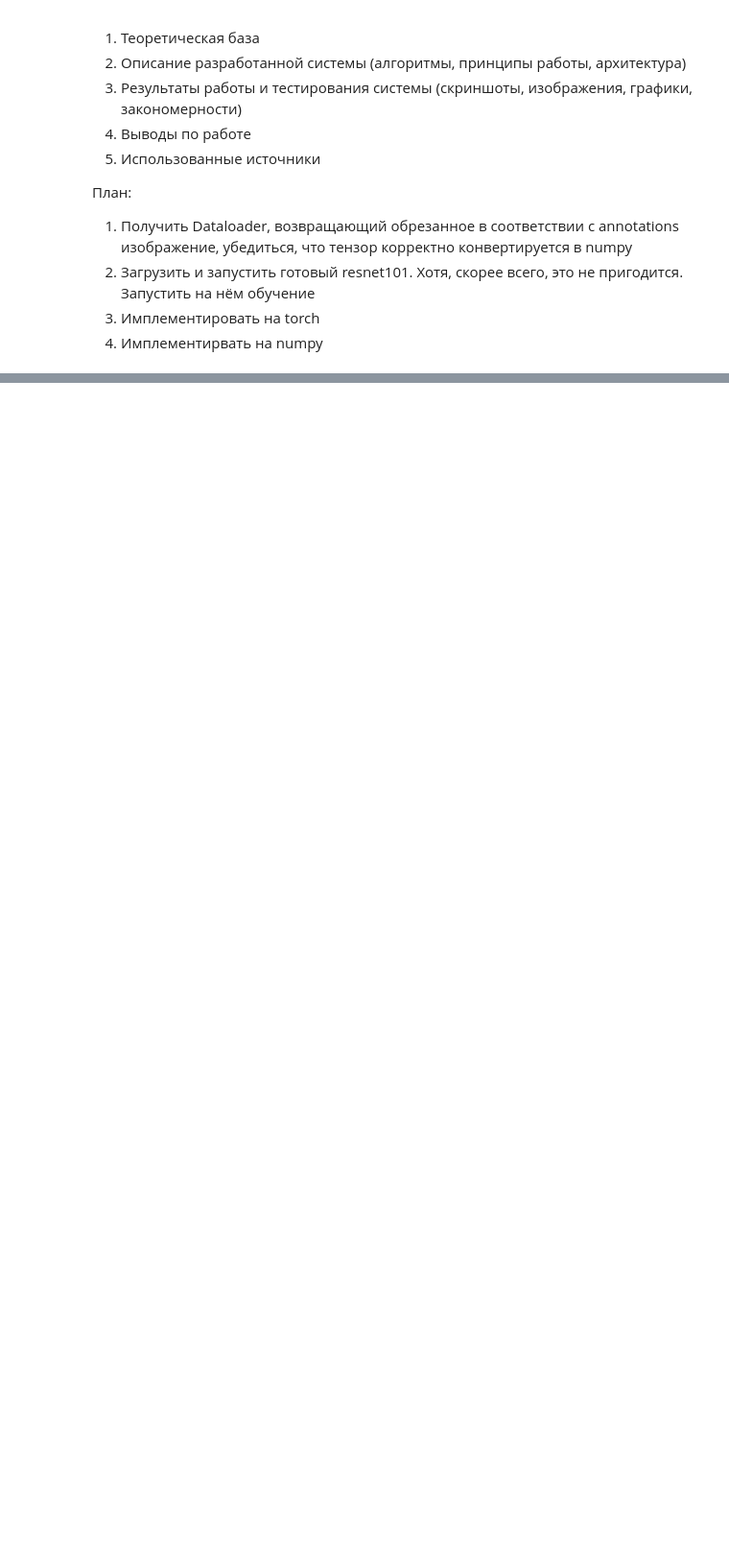
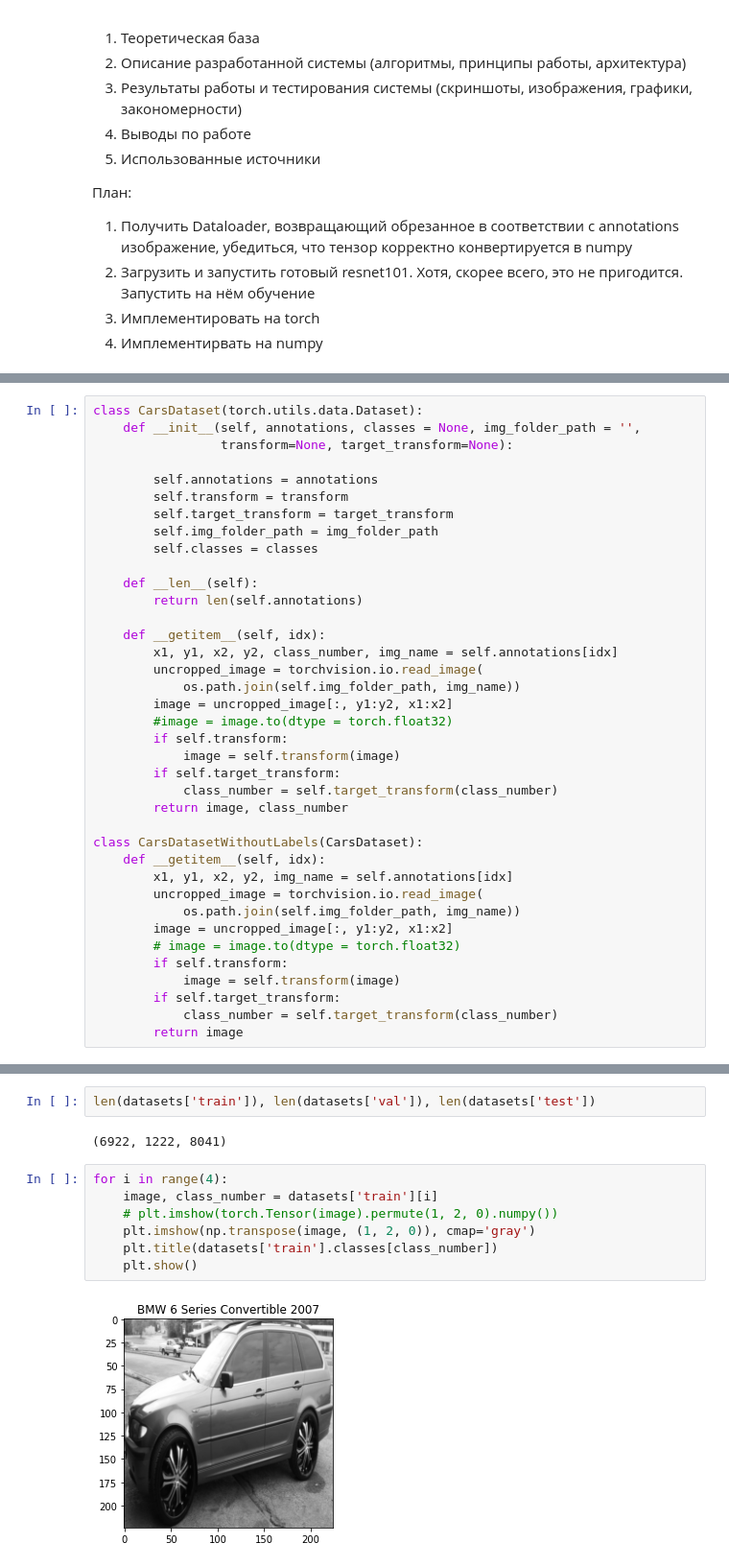
Before and after one commit to proshian/DNN_course, a Jupyter notebook: lab1/Lab1.ipynb, the cells around one changed output, grey strips where cells are left out. Shown at 96% size. Drawn from its saved outputs; the diff is of its cells as text; blank space fills up the shorter version.

```diff
--- a/lab1/Lab1.ipynb
+++ b/lab1/Lab1.ipynb
@@ -71,0 +76,38 @@ array([(39, 116, 569, 375, 14, '00001.jpg'),
+# %%
+class CarsDataset(torch.utils.data.Dataset):
+    def __init__(self, annotations, classes = None, img_folder_path = '',
+                 transform=None, target_transform=None):
+
+        self.annotations = annotations
+        self.transform = transform
+        self.target_transform = target_transform
+        self.img_folder_path = img_folder_path
+        self.classes = classes
+
+    def __len__(self):
+        return len(self.annotations)
+
+    def __getitem__(self, idx):
+        x1, y1, x2, y2, class_number, img_name = self.annotations[idx]
+        uncropped_image = torchvision.io.read_image(
+            os.path.join(self.img_folder_path, img_name))
+        image = uncropped_image[:, y1:y2, x1:x2]
+        #image = image.to(dtype = torch.float32)
+        if self.transform:
+            image = self.transform(image)
+        if self.target_transform:
+            class_number = self.target_transform(class_number)
+        return image, class_number
+
+class CarsDatasetWithoutLabels(CarsDataset):
+    def __getitem__(self, idx):
+        x1, y1, x2, y2, img_name = self.annotations[idx]
+        uncropped_image = torchvision.io.read_image(
+            os.path.join(self.img_folder_path, img_name))
+        image = uncropped_image[:, y1:y2, x1:x2]
+        # image = image.to(dtype = torch.float32)
+        if self.transform:
+            image = self.transform(image)
+        if self.target_transform:
+            class_number = self.target_transform(class_number)
+        return image
@@ -71,0 +195,13 @@ array([(39, 116, 569, 375, 14, '00001.jpg'),
+# %%
+len(datasets['train']), len(datasets['val']), len(datasets['test'])
+# %% [output]
+(6922, 1222, 8041)
+# %%
+for i in range(4):
+    image, class_number = datasets['train'][i]
+    # plt.imshow(torch.Tensor(image).permute(1, 2, 0).numpy())
+    plt.imshow(np.transpose(image, (1, 2, 0)), cmap='gray')
+    plt.title(datasets['train'].classes[class_number])
+    plt.show()
+# %% [output]
+[figure, added]
```
Also changed, not shown: parts of 17 cells of this notebook.
